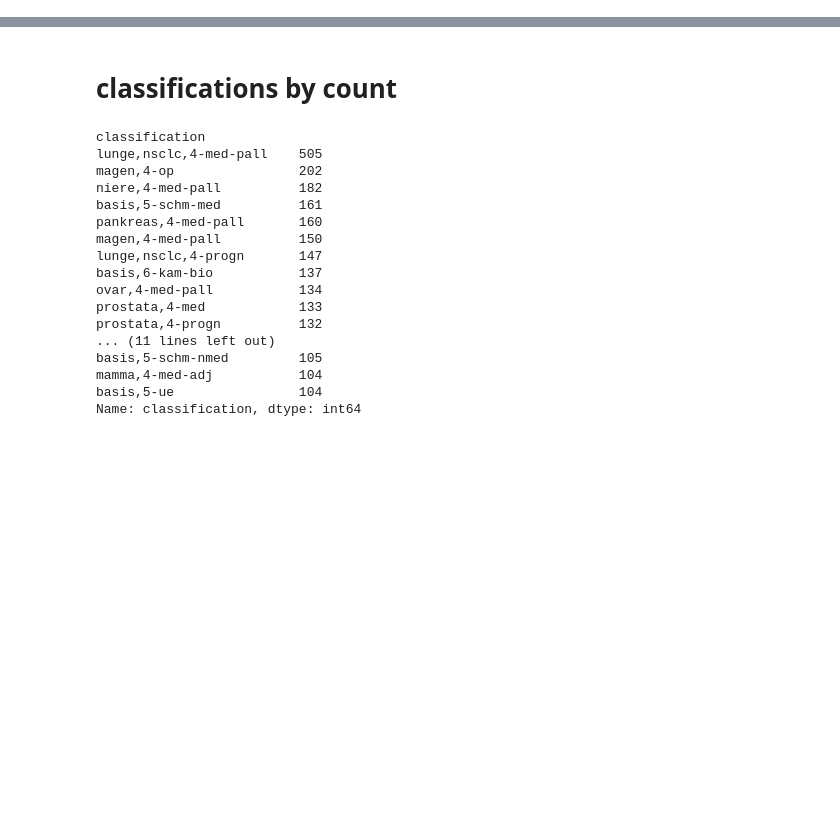
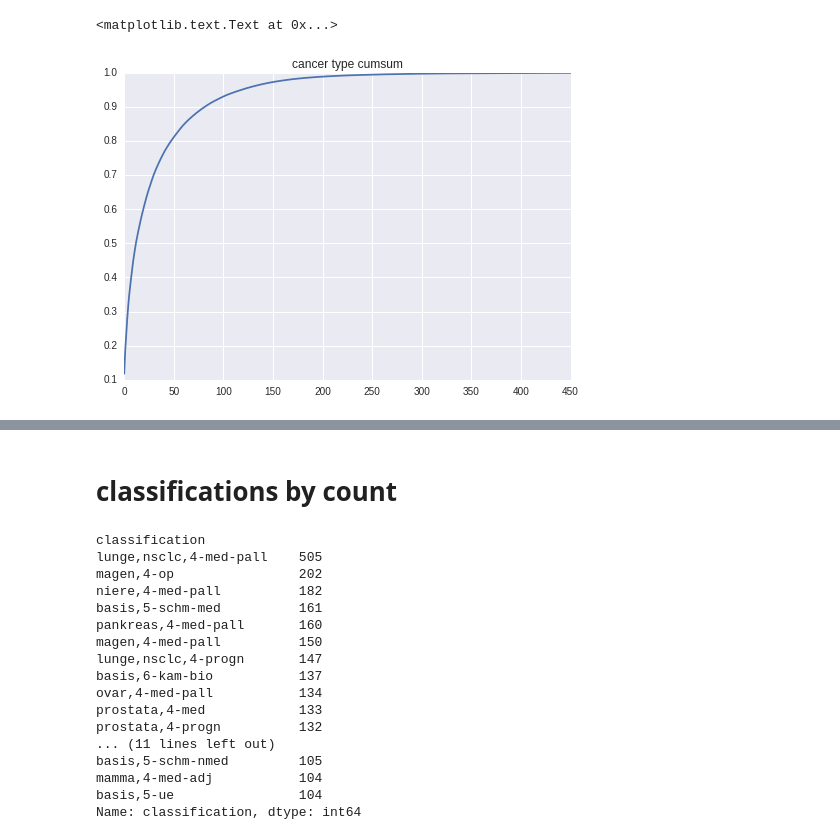
Before and after one commit to tdhd/dssg2017, a Jupyter notebook: labels.ipynb, the cells around one changed output, grey strips where cells are left out. Drawn from its saved outputs; the diff is of its cells as text; code cells hidden in the pictures; blank space fills up the shorter version.

```diff
--- a/labels.ipynb
+++ b/labels.ipynb
@@ -44,0 +28,8 @@ Index([u'num', u'record-number', u'filename', u'pdfismissing', u'author',
+# %%
+all_classifs = np.array(all_classifs)
+counts = pd.DataFrame({'all_classifs': all_classifs}).groupby('all_classifs')['all_classifs'].count().sort_values(ascending=False).values
+plt.plot(1.0*np.cumsum(counts)/np.sum(counts))
+plt.title('cancer type cumsum')
+# %% [output]
+<matplotlib.text.Text at 0x...>
+[figure, added]
```
Also changed, not shown: parts of 10 cells of this notebook, 2 other files.
